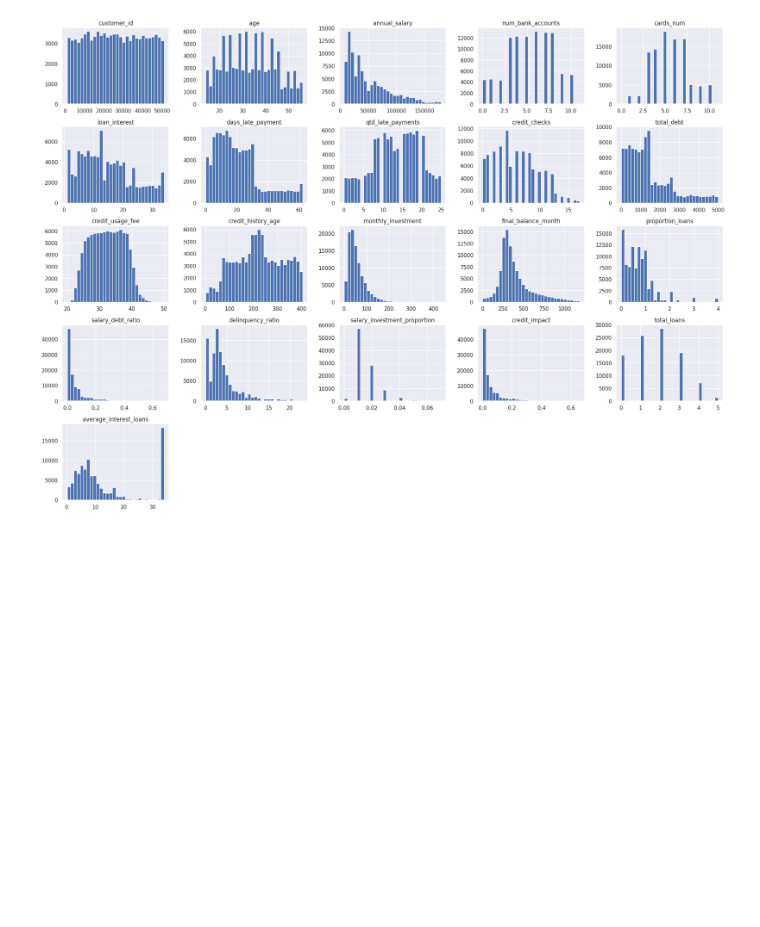
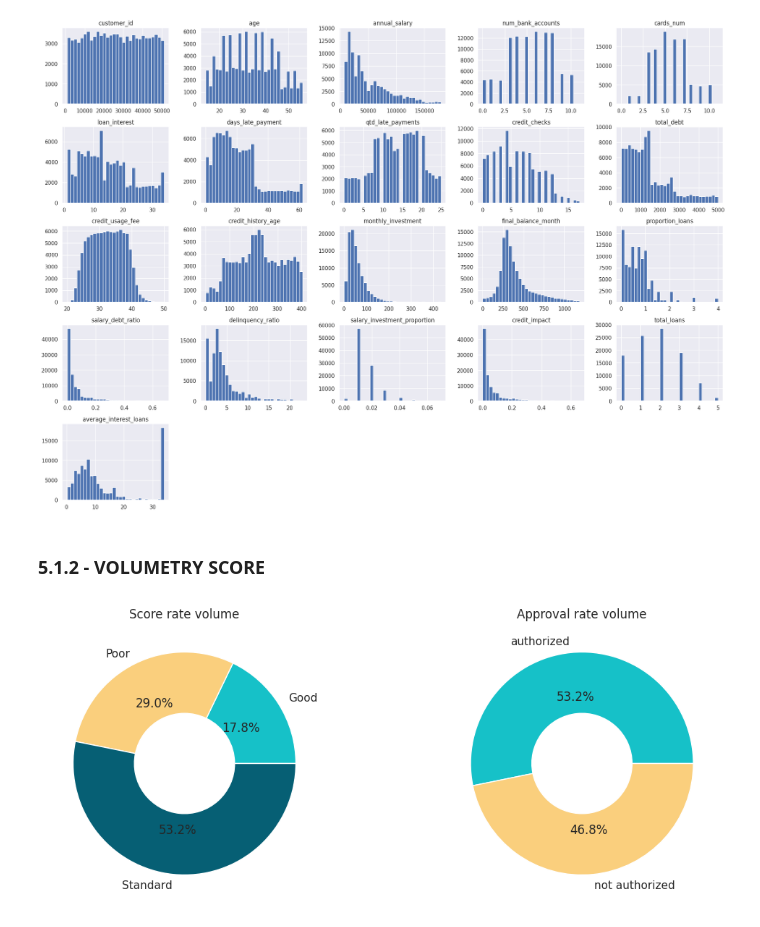
Before and after one commit to erickvieiras/credit_project, a Jupyter notebook: notebook/credit.ipynb, the cells around one changed output. Drawn from its saved outputs; the diff is of its cells as text; code cells hidden in the pictures; blank space fills up the shorter version.

```diff
--- a/notebook/credit.ipynb
+++ b/notebook/credit.ipynb
@@ -378,11 +380,11 @@ def authorized(row):
     return 'not authorized'
 
 # Aplicar a função para criar a coluna 'authorized'
-df4['authorized'] = df4.apply(authorized, axis=1)
+df4['status'] = df4.apply(authorized, axis=1)
 
 # Exibir o DataFrame com a nova coluna
 print(df4['credit_score'].value_counts(normalize=True))
-print('\nProporção de concessão: \n{}'.format(df4['authorized'].value_counts(normalize = True)))
+print('\nProporção de concessão: \n{}'.format(df4['status'].value_counts(normalize = True)))
 print('\nQuantidade de dados NAN: {}'.format(df4['credit_score'].isna().sum()))
 # %% [output]
 credit_score
@@ -449,5 +451,5 @@ df4['credit_impact']                = decimal_space(df4['credit_impact'])
 # %% [markdown]
 ## 4.5 - DROP EXTRA COLUMNS
 # %%
-df4 = df4.drop(columns = ['day_month', 'payment_behavior', 'car_loan', 'home_loan', 'personal_loan', 'credit_loan',
+df4 = df4.drop(columns = ['day_month', 'credit_mix','payment_behavior', 'car_loan', 'home_loan', 'personal_loan', 'credit_loan',
        'student_loan', 'num_loans'])
@@ -482,3 +466,20 @@ df5.hist(figsize=(25,18), bins = 30)
 plt.show()
 # %% [output]
 [figure]
+# %% [markdown]
+### 5.1.2 - VOLUMETRY SCORE
+# %%
+plt.subplot(1,2,1)
+colors = ["#16c1c8", "#facf7d", "#065f74"]
+aux = df5[['credit_score', 'customer_id']].groupby('credit_score').count().reset_index()
+plt.pie(aux['customer_id'], labels = aux['credit_score'], autopct='%1.1f%%', wedgeprops=dict(width=0.55), colors = colors)
+plt.title('Score rate volume')
+
+plt.subplot(1,2,2)
+aux1 = df5[['status', 'customer_id']].groupby('status').count().reset_index()
+plt.pie(aux1['customer_id'], labels = aux1['status'], autopct='%1.1f%%', wedgeprops=dict(width=0.55), colors = colors)
+plt.title('Approval rate volume')
+
+plt.show()
+# %% [output]
+[figure, added]
```
Also changed, not shown: parts of 34 cells of this notebook.
